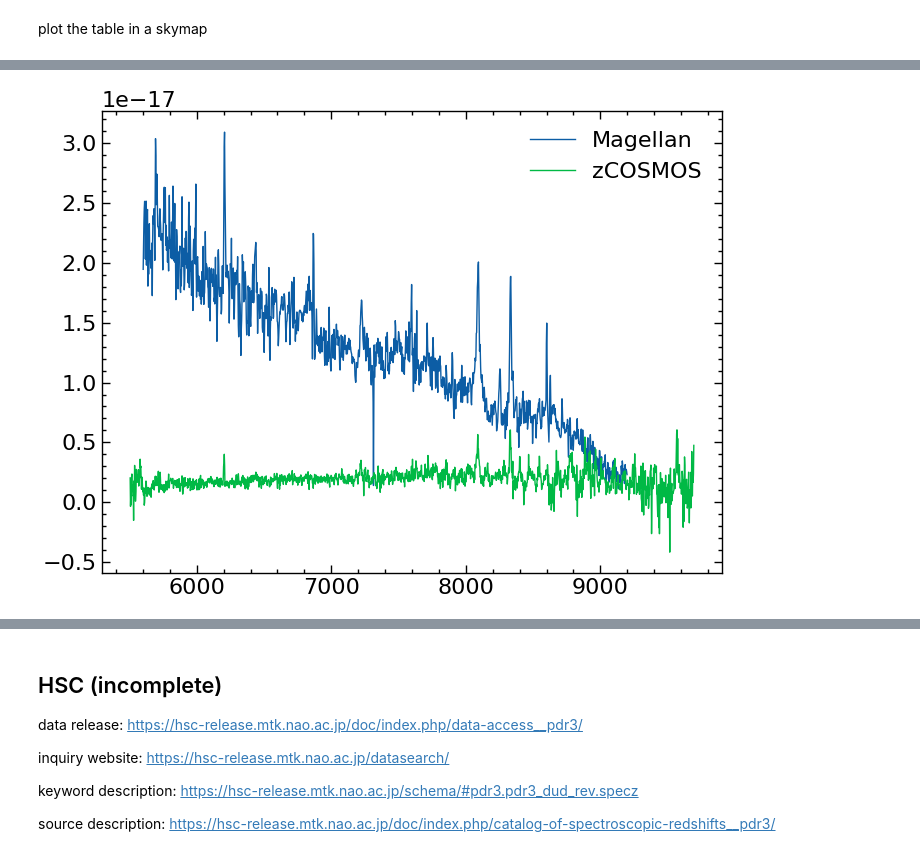
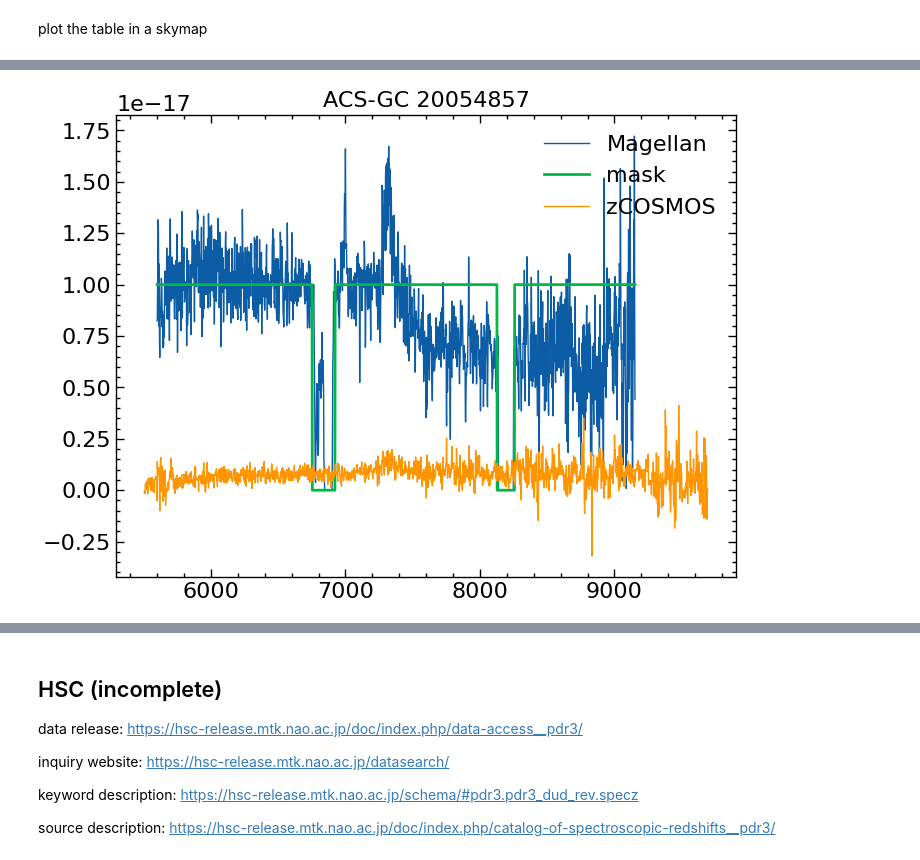
Before and after one commit to Chisen-Lupus/dwarf_agn_cosmos, a Jupyter notebook: hsc-ssp-download.ipynb, the cells around one changed output, grey strips where cells are left out. Saved outputs shown, nothing was run; the diff lists cells and outputs as text; code cells hidden in the pictures.

```diff
--- a/hsc-ssp-download.ipynb
+++ b/hsc-ssp-download.ipynb
@@ -102,19 +161,21 @@ inquiry website: https://irsa.ipac.caltech.edu/data/COSMOS/
 # %%
-# SDSS J100252.84+021452.8
+# ACS-GC 20054857
 
-hdu1 = fits.open('spec/magellan_opt_100252+021452_spec_31.fits')
+hdu1 = fits.open('spec/magellan_opt_100226+015940_spec_31.fits')
 data1 = hdu1[0].data
 plt.plot(data1[0], data1[1], label='Magellan', linewidth=1)
+plt.plot(data1[0], data1[3]*1e-17, label='mask')
 
-hdu2 = fits.open('spec/zCOSMOS_BRIGHT_DR3_000821837_ZCMRa95_M1_Q2_16_1.fits')
+hdu2 = fits.open('spec/zCOSMOS_BRIGHT_DR3_000815962_ZCMRa83_M2_Q2_22_1.fits')
 data2 = hdu2[1].data
 plt.plot(data2['WAVE'][0], data2['FLUX_REDUCED'][0], label='zCOSMOS', linewidth=1)
 
-plt.legend()
+plt.title('ACS-GC 20054857')
+plt.legend();
 
-hdu1[0].header['DATE-OBS'], hdu2[0].header['DATE-OBS']
-
+# hdu1[0].header['DATE-OBS'], hdu2[0].header['DATE-OBS']
 # SkyCoord(hdu1[0].header['RA']+''+hdu1[0].header['DEC'], unit=(u.hourangle, u.deg)), \
 # SkyCoord(str(hdu2[0].header['RA'])+''+str(hdu2[0].header['DEC']), unit=(u.deg, u.deg)), \
-# SkyCoord('10:02:52.84 +02:14:52.8', unit=(u.hourangle, u.deg)),
+# SkyCoord('10h 02m 26.94s +01d 59m 40.1s')
+# # SkyCoord('10:02:52.84 +02:14:52.8', unit=(u.hourangle, u.deg)),
 # %% [output]
@@ -122 +182 @@ hdu1[0].header['DATE-OBS'], hdu2[0].header['DATE-OBS']
-[figure, old version]
+[figure, new version]
```
Also changed, not shown: parts of 25 cells of this notebook.
